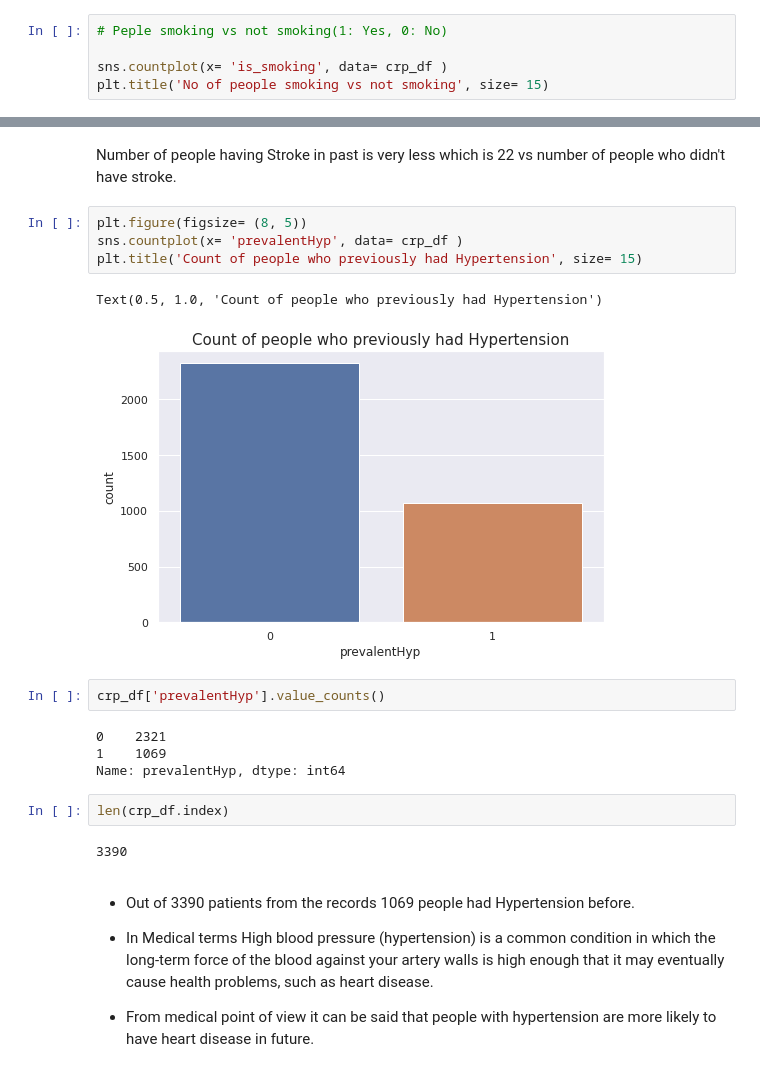
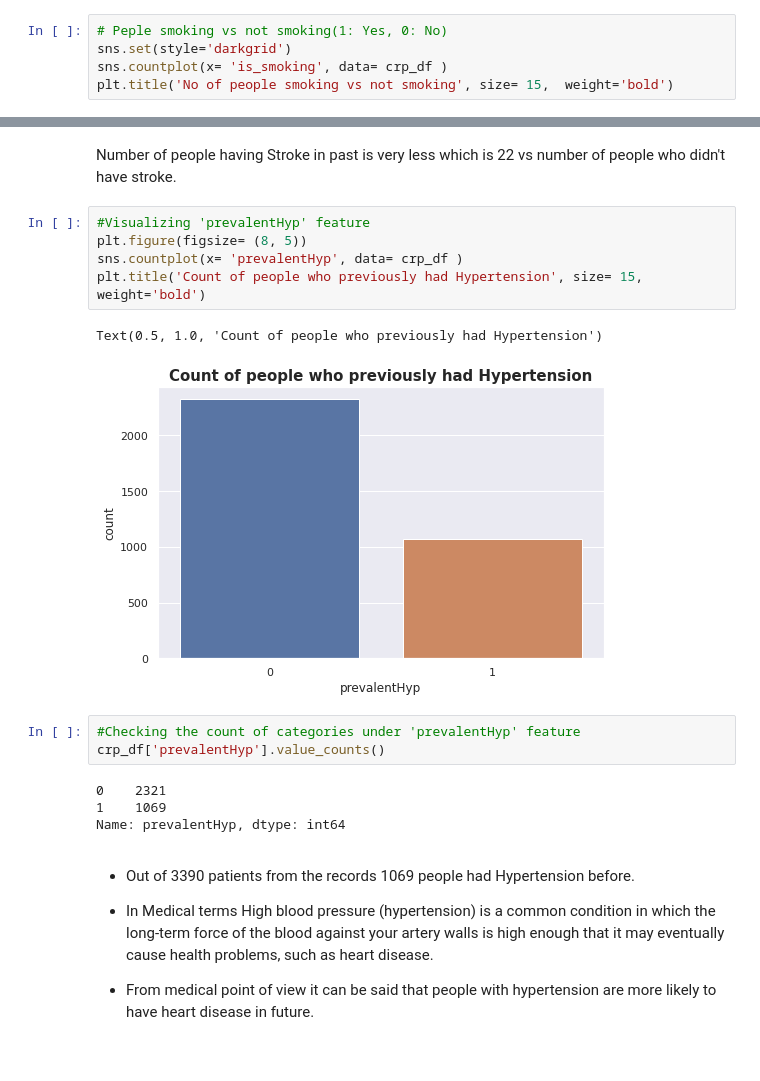
Before and after one commit to Abhishek-Shubham001/Cardiovascular-Risk-Prediction, a Jupyter notebook: Cardiovascular_Risk_Prediction_Capstone_Project.ipynb, the cells around one changed output, grey strips where cells are left out. Cells and saved outputs as stored; diff of their text form.

```diff
--- a/Cardiovascular_Risk_Prediction_Capstone_Project.ipynb
+++ b/Cardiovascular_Risk_Prediction_Capstone_Project.ipynb
@@ -372,7 +370,7 @@ In our dataset the records of female are more than men.
 # %%
 # Peple smoking vs not smoking(1: Yes, 0: No)
-
+sns.set(style='darkgrid')
 sns.countplot(x= 'is_smoking', data= crp_df )
-plt.title('No of people smoking vs not smoking', size= 15)
+plt.title('No of people smoking vs not smoking', size= 15,  weight='bold')
 # %% [output]
 Text(0.5, 1.0, 'No of people smoking vs not smoking')
@@ -413,22 +414,20 @@ Name: prevalentStroke, dtype: int64
 # %% [markdown]
 Number of people having Stroke in past is very less which is 22 vs number of people who didn't have stroke.
 # %%
+#Visualizing 'prevalentHyp' feature
 plt.figure(figsize= (8, 5))
 sns.countplot(x= 'prevalentHyp', data= crp_df )
-plt.title('Count of people who previously had Hypertension', size= 15)
+plt.title('Count of people who previously had Hypertension', size= 15, weight='bold')
 # %% [output]
 Text(0.5, 1.0, 'Count of people who previously had Hypertension')
-[figure, old version]
+[figure, new version]
-# %%
-crp_df['prevalentHyp'].value_counts()
-# %% [output]
-0    2321
-1    1069
-Name: prevalentHyp, dtype: int64
-# %%
-len(crp_df.index)
-# %% [output]
-3390
+# %%
+#Checking the count of categories under 'prevalentHyp' feature
+crp_df['prevalentHyp'].value_counts()
+# %% [output]
+0    2321
+1    1069
+Name: prevalentHyp, dtype: int64
 # %% [markdown]
 * Out of 3390 patients from the records 1069 people had Hypertension before.
 
```
Also changed, not shown: parts of 100 cells of this notebook.
